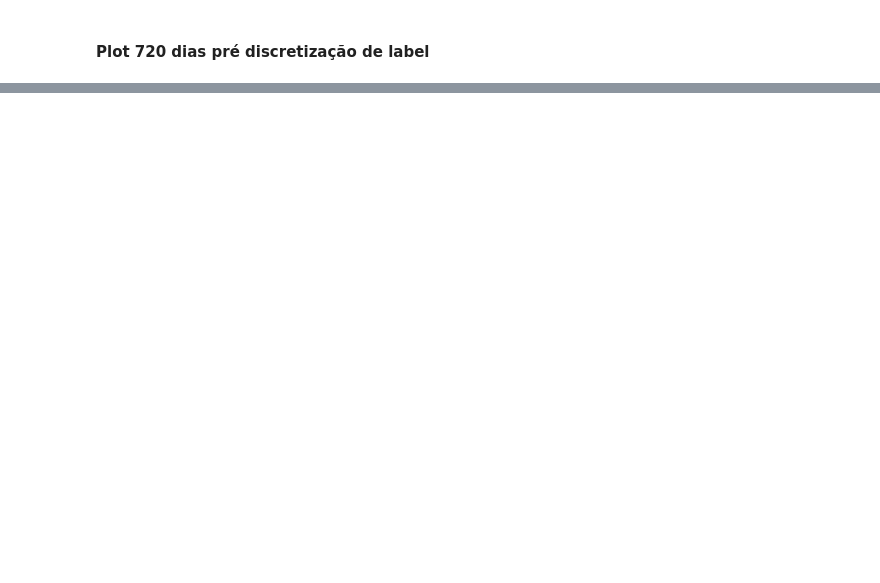
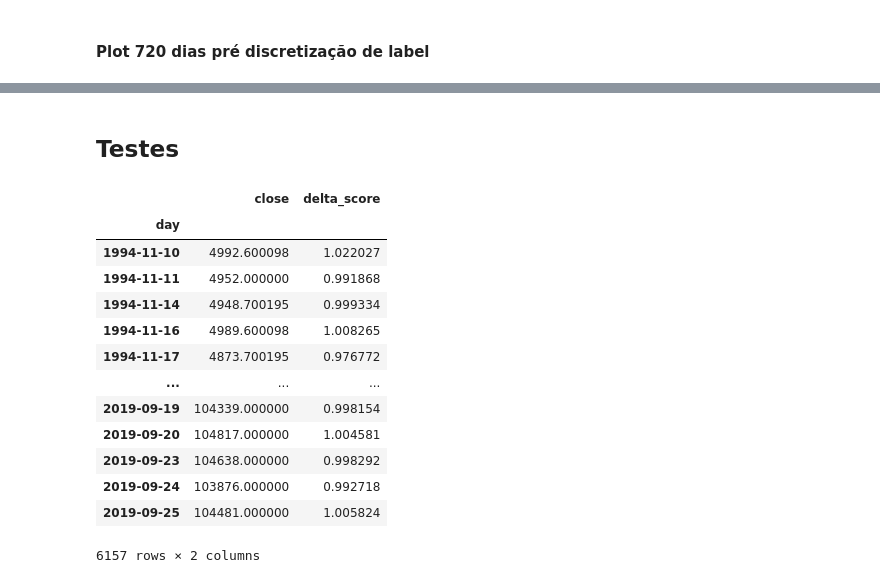
Before and after one commit to E-Trindade/complex_networks-bvsp, a Jupyter notebook: Ep2.ipynb, the cells around one changed output, grey strips where cells are left out. Saved outputs shown, nothing was run; the diff lists cells and outputs as text; code cells hidden in the pictures; blank space fills up the shorter version.

```diff
--- a/Ep2.ipynb
+++ b/Ep2.ipynb
@@ -528,0 +559,23 @@ plt.savefig('plots/classified_720.png')
+# %% [markdown]
+## Testes
+# %%
+q = pd.DataFrame({
+    'close': bvsp_labeled.close,
+    'delta_score': bvsp_labeled.close.rolling(2).apply(lambda x: (x[1] / x[0]))
+})[1:]
+q
+# %% [output]
+|  | close | delta_score |
+| day |  |  |
+| 1994-11-10 | 4992.600098 | 1.022027 |
+| 1994-11-11 | 4952.000000 | 0.991868 |
+| 1994-11-14 | 4948.700195 | 0.999334 |
+| 1994-11-16 | 4989.600098 | 1.008265 |
+| 1994-11-17 | 4873.700195 | 0.976772 |
+| ... | ... | ... |
+| 2019-09-19 | 104339.000000 | 0.998154 |
+| 2019-09-20 | 104817.000000 | 1.004581 |
+| 2019-09-23 | 104638.000000 | 0.998292 |
+| 2019-09-24 | 103876.000000 | 0.992718 |
+| 2019-09-25 | 104481.000000 | 1.005824 |
+6157 rows × 2 columns
```
Also changed, not shown: parts of 22 cells of this notebook, 8 other files.
